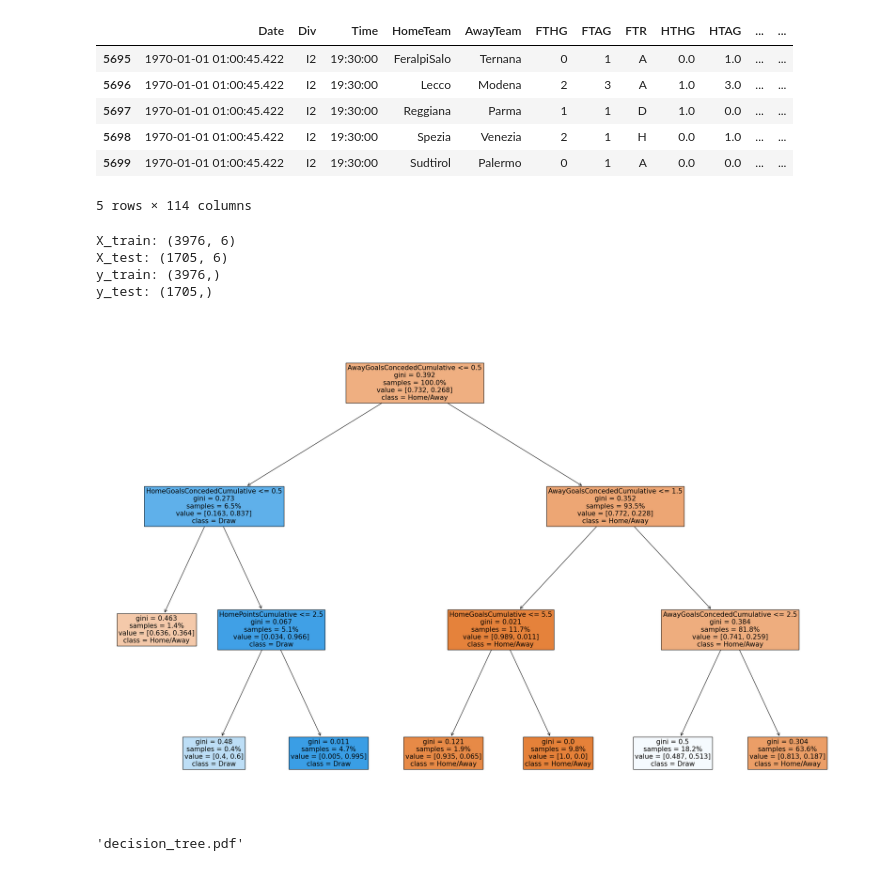
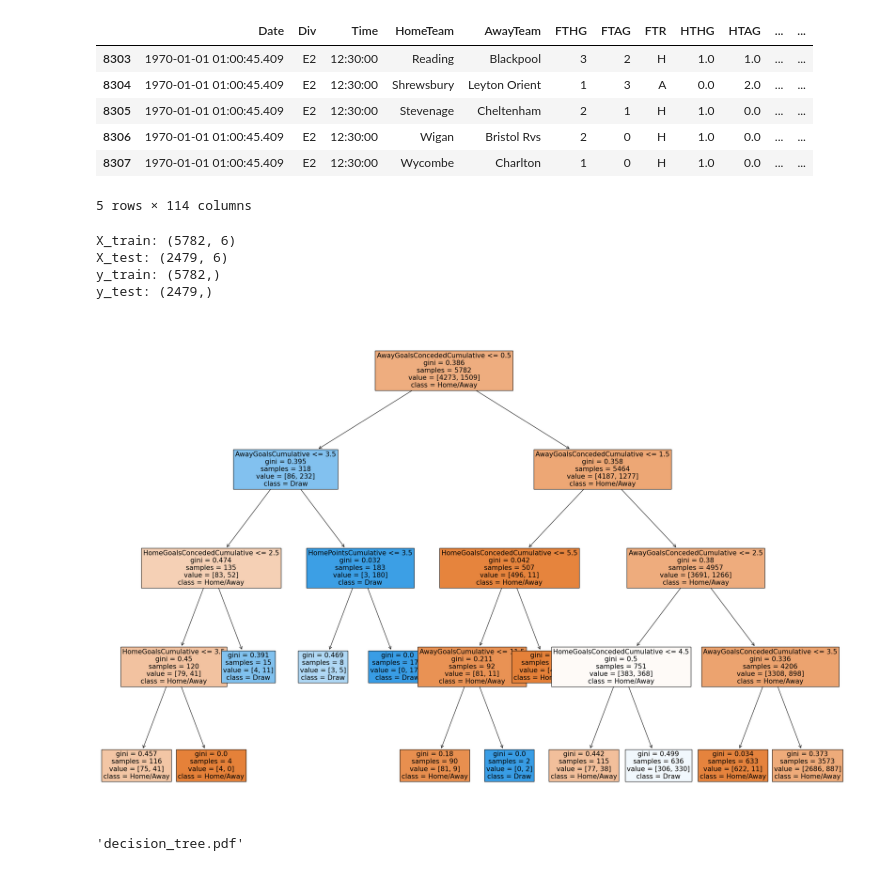
Before and after one commit to vittoN/ML-SOC, a Jupyter notebook: LogReg-Socc Draw.ipynb, the cells around one changed output. Saved outputs shown, nothing was run; the diff lists cells and outputs as text; code cells hidden in the pictures.

Commit message:
League1

```diff
--- a/LogReg-Socc Draw.ipynb
+++ b/LogReg-Socc Draw.ipynb
@@ -32,5 +32,5 @@ threshold = 0.2
 # %%
-data = pd.read_excel('data/mergedDataPremierLeague.xlsx')
+data = pd.read_excel('data/mergedDataFull.xlsx')
 # data = pd.read_excel('data/engdata/24-25.xlsx')
 # data = pd.read_excel('data/mergedDataSerieB.xlsx')
 # data['Cluster'] = np.where(data['FTR'] == 'H', 1, np.where(data['FTR'] == 'A', 2, 0))
@@ -42,16 +42,18 @@ data['Cluster'] = np.where(data['FTHG'] == data['FTAG'], 1, 0) #data['FTR'].map(
 # data = data[data['HomeGoalsConcededCumulative'].notna()]
 # data = data[data['AwayGoalsConcededCumulative'].notna()]
 data = data[data['B365D'].notna()]
+data = data[data['B365H'].notna()]
+data = data[data['B365A'].notna()]
 # data = data[data['B365H']>1.6]
 # data.dropna()
 data.tail()
 # %% [output]
 |  | Date | Div | Time | HomeTeam | AwayTeam | FTHG | FTAG | FTR | HTHG | HTAG | ... | ... |
-| 5695 | 1970-01-01 01:00:45.422 | I2 | 19:30:00 | FeralpiSalo | Ternana | 0 | 1 | A | 0.0 | 1.0 | ... | ... |
-| 5696 | 1970-01-01 01:00:45.422 | I2 | 19:30:00 | Lecco | Modena | 2 | 3 | A | 1.0 | 3.0 | ... | ... |
-| 5697 | 1970-01-01 01:00:45.422 | I2 | 19:30:00 | Reggiana | Parma | 1 | 1 | D | 1.0 | 0.0 | ... | ... |
-| 5698 | 1970-01-01 01:00:45.422 | I2 | 19:30:00 | Spezia | Venezia | 2 | 1 | H | 0.0 | 1.0 | ... | ... |
-| 5699 | 1970-01-01 01:00:45.422 | I2 | 19:30:00 | Sudtirol | Palermo | 0 | 1 | A | 0.0 | 0.0 | ... | ... |
+| 8303 | 1970-01-01 01:00:45.409 | E2 | 12:30:00 | Reading | Blackpool | 3 | 2 | H | 1.0 | 1.0 | ... | ... |
+| 8304 | 1970-01-01 01:00:45.409 | E2 | 12:30:00 | Shrewsbury | Leyton Orient | 1 | 3 | A | 0.0 | 2.0 | ... | ... |
+| 8305 | 1970-01-01 01:00:45.409 | E2 | 12:30:00 | Stevenage | Cheltenham | 2 | 1 | H | 1.0 | 0.0 | ... | ... |
+| 8306 | 1970-01-01 01:00:45.409 | E2 | 12:30:00 | Wigan | Bristol Rvs | 2 | 0 | H | 1.0 | 0.0 | ... | ... |
+| 8307 | 1970-01-01 01:00:45.409 | E2 | 12:30:00 | Wycombe | Charlton | 1 | 0 | H | 1.0 | 0.0 | ... | ... |
 5 rows × 114 columns
 # %%
 x_train, x_test, y_train, y_test = train_test_split(data[features], data['Cluster'], test_size= 0.3, random_state= 42,shuffle=True)
@@ -63,38 +65,38 @@ y_test = y_test.sort_index()
 
 print (f'X_train: {x_train.shape} \nX_test: {x_test.shape} \ny_train: {y_train.shape} \ny_test: {y_test.shape}')
 # %% [output]
-X_train: (3976, 6)
-X_test: (1705, 6)
-y_train: (3976,)
-y_test: (1705,)
+X_train: (5782, 6)
+X_test: (2479, 6)
+y_train: (5782,)
+y_test: (2479,)
 # %%
 
 # Set regularization rate
 reg = 0.01
 
 # train a logistic regression model on the training set
 # model = LogisticRegression(C=1/reg, multi_class='ovr',solver="liblinear", random_state=42).fit(x_train, y_train)
 
 # from sklearn.ensemble import RandomForestClassifier
 # model = RandomForestClassifier(n_estimators=100, random_state=42).fit(x_train, y_train)
 from sklearn.tree import DecisionTreeClassifier
 model = DecisionTreeClassifier(random_state=42, min_samples_split = 70
                             #    , class_weight='balanced'
-                            , max_depth= 3
+                            , max_depth= 4
                                ).fit(x_train, y_train)
 from sklearn import tree
 plt.figure(figsize=(30,20))
 tree.plot_tree(model
                , feature_names=features
                , filled=True,fontsize=15
-               ,proportion=True  # Mostra la proporzione delle classi
+               # ,proportion=True  # Mostra la proporzione delle classi
                ,class_names=['Home/Away', 'Draw'] )
 plt.show()
 # joblib.dump(model, "./Soccer-ml1.joblib")
 
 # model = joblib.load("Soccer-ml3.joblib")
 # %% [output]
-[figure, old version]
+[figure, new version]
 # %%
 from sklearn.tree import export_graphviz
 import graphviz
```
Also changed, not shown: parts of 6 cells of this notebook, 23 other files.
